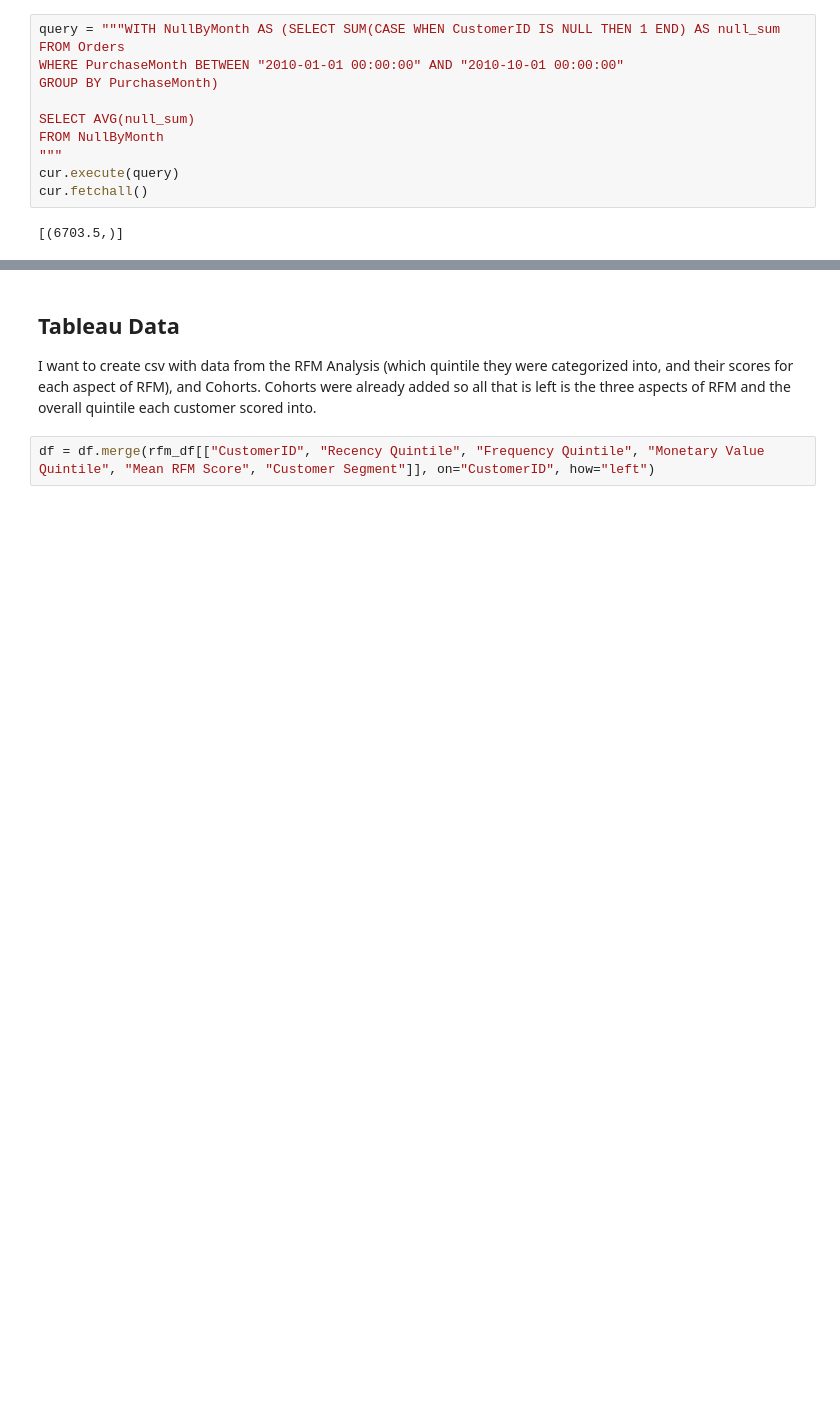
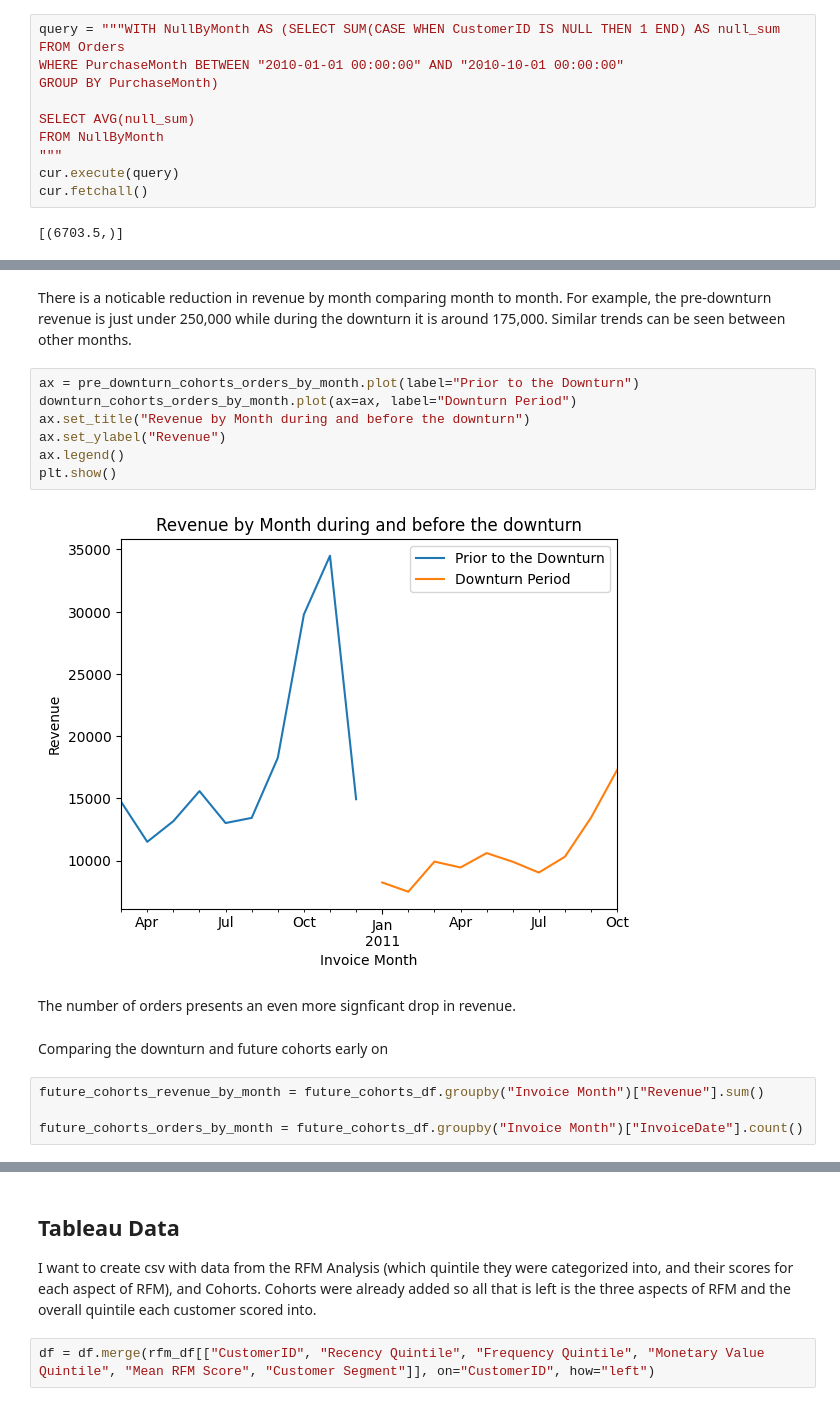
Before and after one commit to kacpersienkiewicz/Online-Retail-II, a Jupyter notebook: 02_eda.ipynb, the cells around one changed output, grey strips where cells are left out. Cells and saved outputs as stored; diff of their text form; blank space fills up the shorter version.

```diff
--- a/02_eda.ipynb
+++ b/02_eda.ipynb
@@ -690,0 +731,19 @@ post_downturn_cohorts_df = post_downturn_cohorts_df[post_downturn_cohorts_df["In
+# %% [markdown]
+There is a noticable reduction in revenue by month comparing month to month. For example, the pre-downturn revenue is just under 250,000 while during the downturn it is around 175,000. Similar trends can be seen between other months.
+# %%
+ax = pre_downturn_cohorts_orders_by_month.plot(label="Prior to the Downturn")
+downturn_cohorts_orders_by_month.plot(ax=ax, label="Downturn Period")
+ax.set_title("Revenue by Month during and before the downturn")
+ax.set_ylabel("Revenue")
+ax.legend()
+plt.show()
+# %% [output]
+[figure, added]
+# %% [markdown]
+The number of orders presents an even more signficant drop in revenue.
+# %% [markdown]
+Comparing the downturn and future cohorts early on
+# %%
+future_cohorts_revenue_by_month = future_cohorts_df.groupby("Invoice Month")["Revenue"].sum()
+
+future_cohorts_orders_by_month = future_cohorts_df.groupby("Invoice Month")["InvoiceDate"].count()
```
Also changed, not shown: parts of 11 cells of this notebook.
